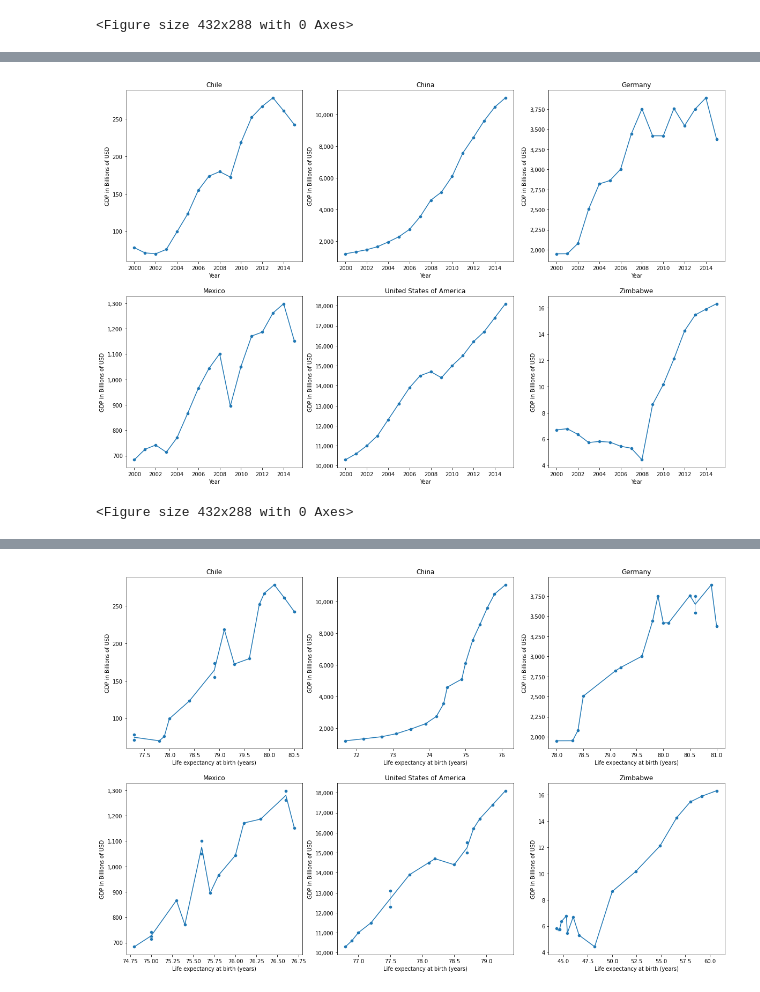
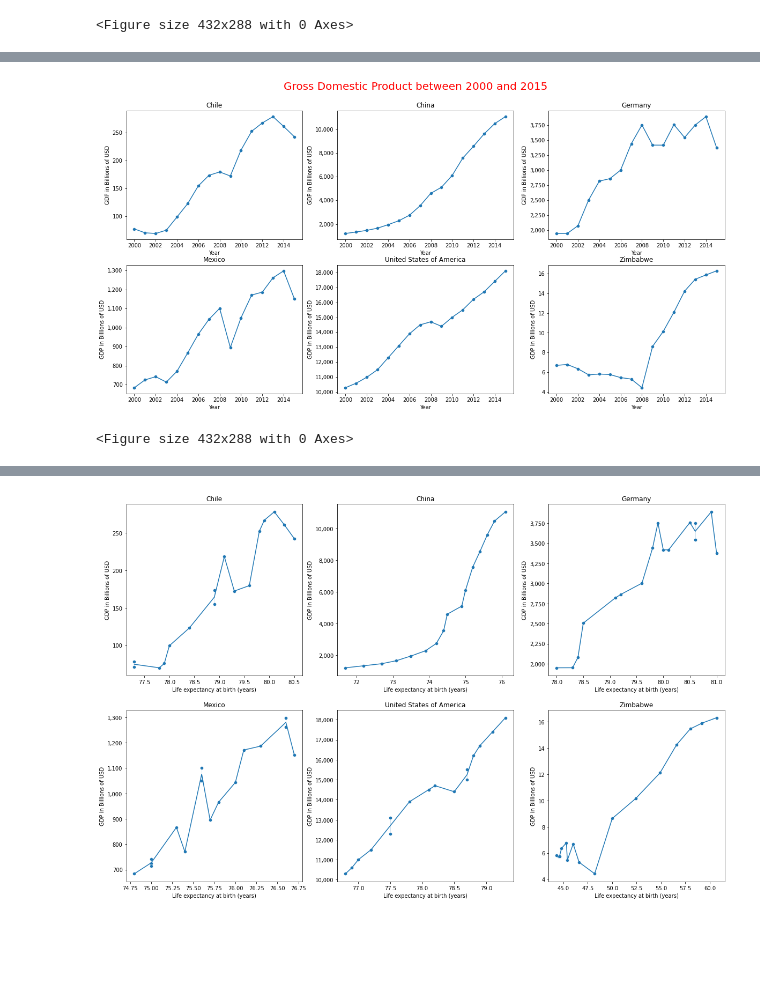
Before and after one commit to egecalay/Life-Expectancy-and-GDP, a Jupyter notebook: life_expectancy_gdp.ipynb, the cells around one changed output, grey strips where cells are left out. Saved outputs shown, nothing was run; the diff lists cells and outputs as text; code cells hidden in the pictures; blank space fills up the shorter version.

Commit message:
added simple tables, heatmap, and changed format.

```diff
--- a/life_expectancy_gdp.ipynb
+++ b/life_expectancy_gdp.ipynb
@@ -217,24 +234,30 @@ plt.clf()
 # %%
 #Plot Percent change in (LEB) in a time-series graph for each country.
 
-
-print(df)
-#df.drop('Year',axis=1,inplace=True)
-
 counter=1
 plt.figure(figsize=(20,15))
+result_total=pd.DataFrame()
 
 for country in unique_countries:
+    plt.subplot(3,3,counter)
+    plt.title(country)
     df_country=df[df['Country'] == country]
-    #counter+=1
-    #df_country['Pct_Change']=df_country['Life expectancy at birth (years)'].pct_change()*100
     df_country_2 = df_country.iloc[:,2:].pct_change().round(4)*100
-    #df_country_2.round(2)
     df_country_2.columns = ['LEAB_Pct_Change','GDP_Pct_Change']
     result = pd.concat([df_country, df_country_2],axis=1)
-    result.dropna(inplace=True) #removes the empty first rows, due to percentage calculation
+    #result_total=result_total.append(result) #This is deprecated and the line below should be used instead
+    result_total = pd.concat([result,result_total])
+    result_total.sort_index(inplace=True)
+
+    sns.scatterplot(x='Year', y='LEAB_Pct_Change',data=result)
+    sns.lineplot(x='Year', y='LEAB_Pct_Change',data=result)
+    #result.dropna(inplace=True) #removes the empty first rows, due to percentage calculation
+    counter+=1
 
 #df_country_2
 #result.info()
-result
+
+plt.show()
+plt.clf()
+result_total
 # %% [output]
@@ -272,21 +347,23 @@ result
 # %%
 
 #Plot Gross Domestic Product (GDP) change in a time-series graph for each country.
 counter=1
-plt.figure(figsize=(20,20))
+plt.figure(figsize=(20,15))
 for country in unique_countries:
     ax= plt.subplot(3,3,counter)
     sns.lineplot(x='Year',y='GDP', data=df[df.Country == country])
     scat_ax_b=sns.scatterplot(x='Year',y='GDP', data=df[df.Country == country])
     ylabels_1 = ['{:,.0f}'.format(y) for y in scat_ax_b.get_yticks()/(10**9)]
     scat_ax_b.set_yticklabels(ylabels_1)
     scat_ax_b.set_ylabel('GDP in Billions of USD')
 
     plt.title(country)
     counter+=1
+
+plt.suptitle('Gross Domestic Product between 2000 and 2015',fontsize = 20,c='red',y=0.93)
 plt.savefig('GDP change between 2000 and 2015.png')
 plt.show()
 plt.clf()
 # %% [output]
-[figure, old version]
+[figure, new version]
 <Figure size 432x288 with 0 Axes>
```
Also changed, not shown: parts of 11 cells of this notebook.
